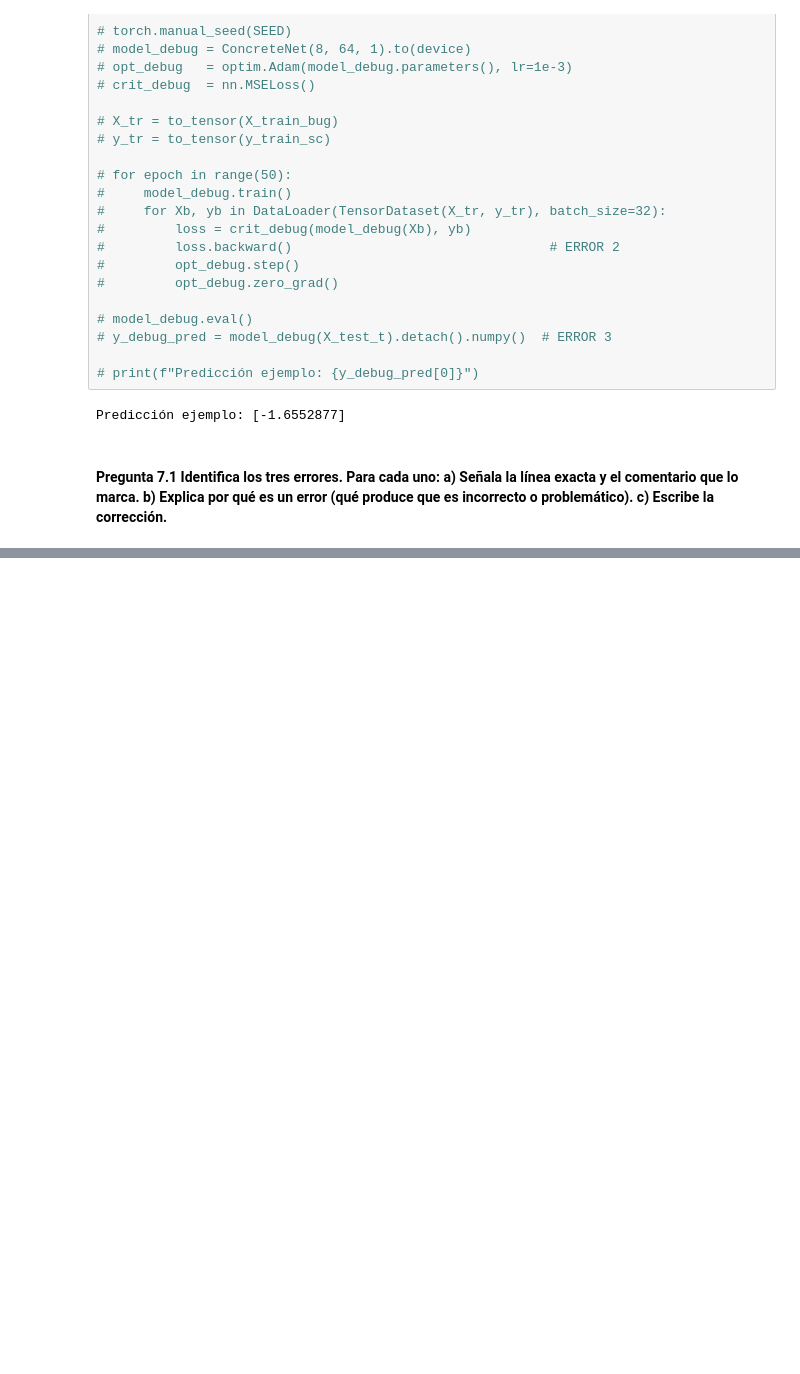
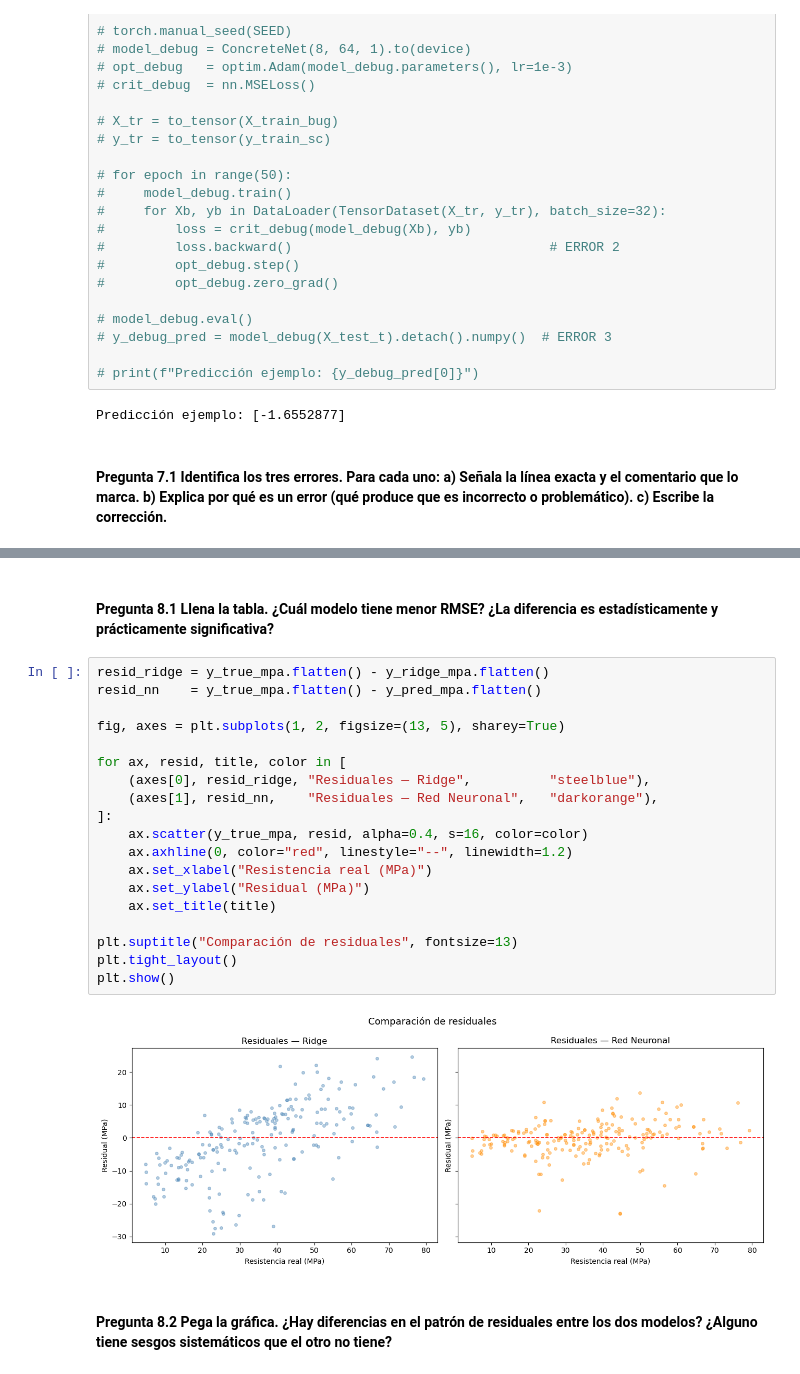
Before and after one commit to jenaro1804/TC2004B-Jenaro, a Jupyter notebook: notebooks/modulo1/DeepLearning_actividad.ipynb, the cells around one changed output, grey strips where cells are left out. Drawn from its saved outputs; the diff is of its cells as text; blank space fills up the shorter version.

Commit message:
Preguntas iniciales contestadas

```diff
--- a/notebooks/modulo1/DeepLearning_actividad.ipynb
+++ b/notebooks/modulo1/DeepLearning_actividad.ipynb
@@ -809,0 +836,25 @@ print(f"{'Red Neuronal (base 2x64)':<35} {rmse_nn:>12.2f} {mae_nn:>12.2f}")
+# %% [markdown]
+#### Pregunta 8.1 Llena la tabla. ¿Cuál modelo tiene menor RMSE? ¿La diferencia es estadísticamente y prácticamente significativa?
+# %%
+resid_ridge = y_true_mpa.flatten() - y_ridge_mpa.flatten()
+resid_nn    = y_true_mpa.flatten() - y_pred_mpa.flatten()
+
+fig, axes = plt.subplots(1, 2, figsize=(13, 5), sharey=True)
+
+for ax, resid, title, color in [
+    (axes[0], resid_ridge, "Residuales — Ridge",          "steelblue"),
+    (axes[1], resid_nn,    "Residuales — Red Neuronal",   "darkorange"),
+]:
+    ax.scatter(y_true_mpa, resid, alpha=0.4, s=16, color=color)
+    ax.axhline(0, color="red", linestyle="--", linewidth=1.2)
+    ax.set_xlabel("Resistencia real (MPa)")
+    ax.set_ylabel("Residual (MPa)")
+    ax.set_title(title)
+
+plt.suptitle("Comparación de residuales", fontsize=13)
+plt.tight_layout()
+plt.show()
+# %% [output]
+[figure, added]
+# %% [markdown]
+#### Pregunta 8.2 Pega la gráfica. ¿Hay diferencias en el patrón de residuales entre los dos modelos? ¿Alguno tiene sesgos sistemáticos que el otro no tiene?
```
Also changed, not shown: parts of 9 cells of this notebook.
